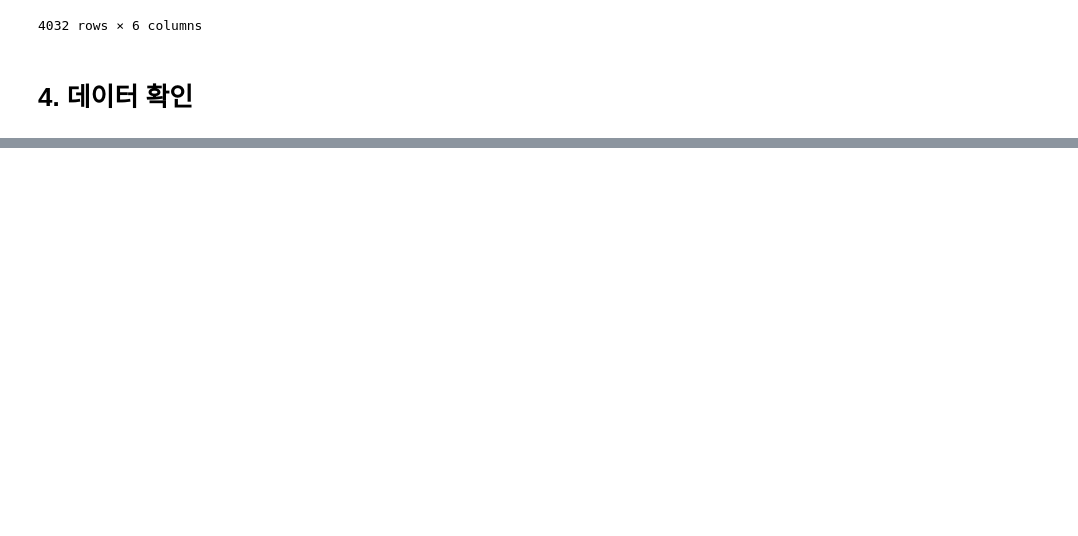
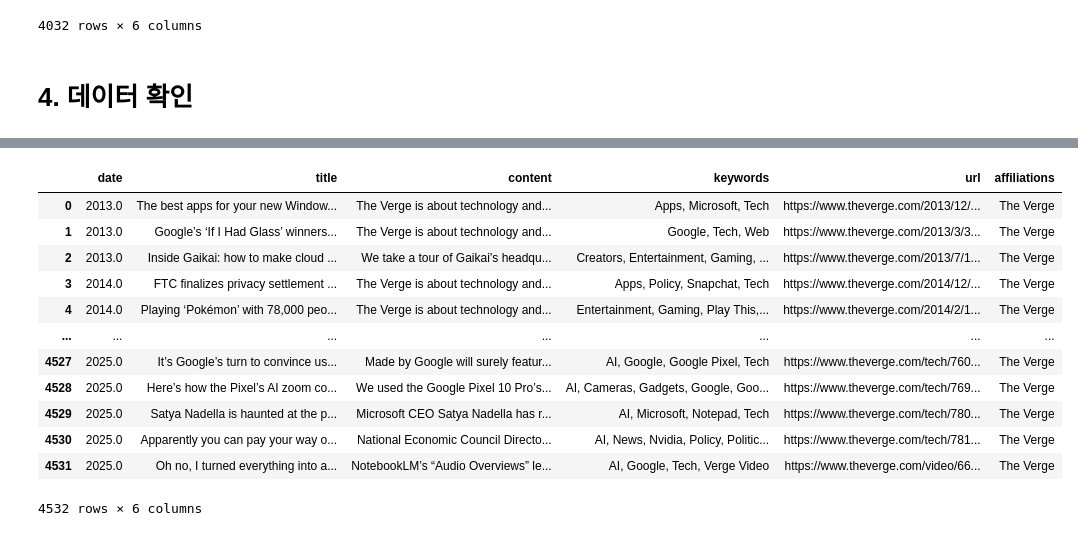
Before and after one commit to choi-ce3l/Journal, a Jupyter notebook: 데이터 병합.ipynb, the cells around one changed output, grey strips where cells are left out. Saved outputs shown, nothing was run; the diff lists cells and outputs as text; code cells hidden in the pictures; blank space fills up the shorter version.

Commit message:
[feat]data 병합

```diff
--- a/데이터 병합.ipynb
+++ b/데이터 병합.ipynb
@@ -714,0 +832,7 @@ None
+# %%
+import pandas as pd
+
+verge_fixed=pd.read_csv('/home/dslab/choi/WITS/원본데이터/[2025.09.25]Industry/TheVerge_fixed.csv')
+industry=pd.read_csv('/home/dslab/choi/Journal/Data/07_industry.csv')
+verge_fixed.info()
+industry.info()
@@ -714,0 +857,16 @@ None
+# %%
+verge_fixed
+# %% [output]
+|  | date | title | content | keywords | url | affiliations |
+| 0 | 2013.0 | The best apps for your new Window... | The Verge is about technology and... | Apps, Microsoft, Tech | https://www.theverge.com/2013/12/... | The Verge |
+| 1 | 2013.0 | Google’s ‘If I Had Glass’ winners... | The Verge is about technology and... | Google, Tech, Web | https://www.theverge.com/2013/3/3... | The Verge |
+| 2 | 2013.0 | Inside Gaikai: how to make cloud ... | We take a tour of Gaikai’s headqu... | Creators, Entertainment, Gaming, ... | https://www.theverge.com/2013/7/1... | The Verge |
+| 3 | 2014.0 | FTC finalizes privacy settlement ... | The Verge is about technology and... | Apps, Policy, Snapchat, Tech | https://www.theverge.com/2014/12/... | The Verge |
+| 4 | 2014.0 | Playing ‘Pokémon’ with 78,000 peo... | The Verge is about technology and... | Entertainment, Gaming, Play This,... | https://www.theverge.com/2014/2/1... | The Verge |
+| ... | ... | ... | ... | ... | ... | ... |
+| 4527 | 2025.0 | It’s Google’s turn to convince us... | Made by Google will surely featur... | AI, Google, Google Pixel, Tech | https://www.theverge.com/tech/760... | The Verge |
+| 4528 | 2025.0 | Here’s how the Pixel’s AI zoom co... | We used the Google Pixel 10 Pro’s... | AI, Cameras, Gadgets, Google, Goo... | https://www.theverge.com/tech/769... | The Verge |
+| 4529 | 2025.0 | Satya Nadella is haunted at the p... | Microsoft CEO Satya Nadella has r... | AI, Microsoft, Notepad, Tech | https://www.theverge.com/tech/780... | The Verge |
+| 4530 | 2025.0 | Apparently you can pay your way o... | National Economic Council Directo... | AI, News, Nvidia, Policy, Politic... | https://www.theverge.com/tech/781... | The Verge |
+| 4531 | 2025.0 | Oh no, I turned everything into a... | NotebookLM’s “Audio Overviews” le... | AI, Google, Tech, Verge Video | https://www.theverge.com/video/66... | The Verge |
+4532 rows × 6 columns
```
Also changed, not shown: parts of 11 cells of this notebook.
